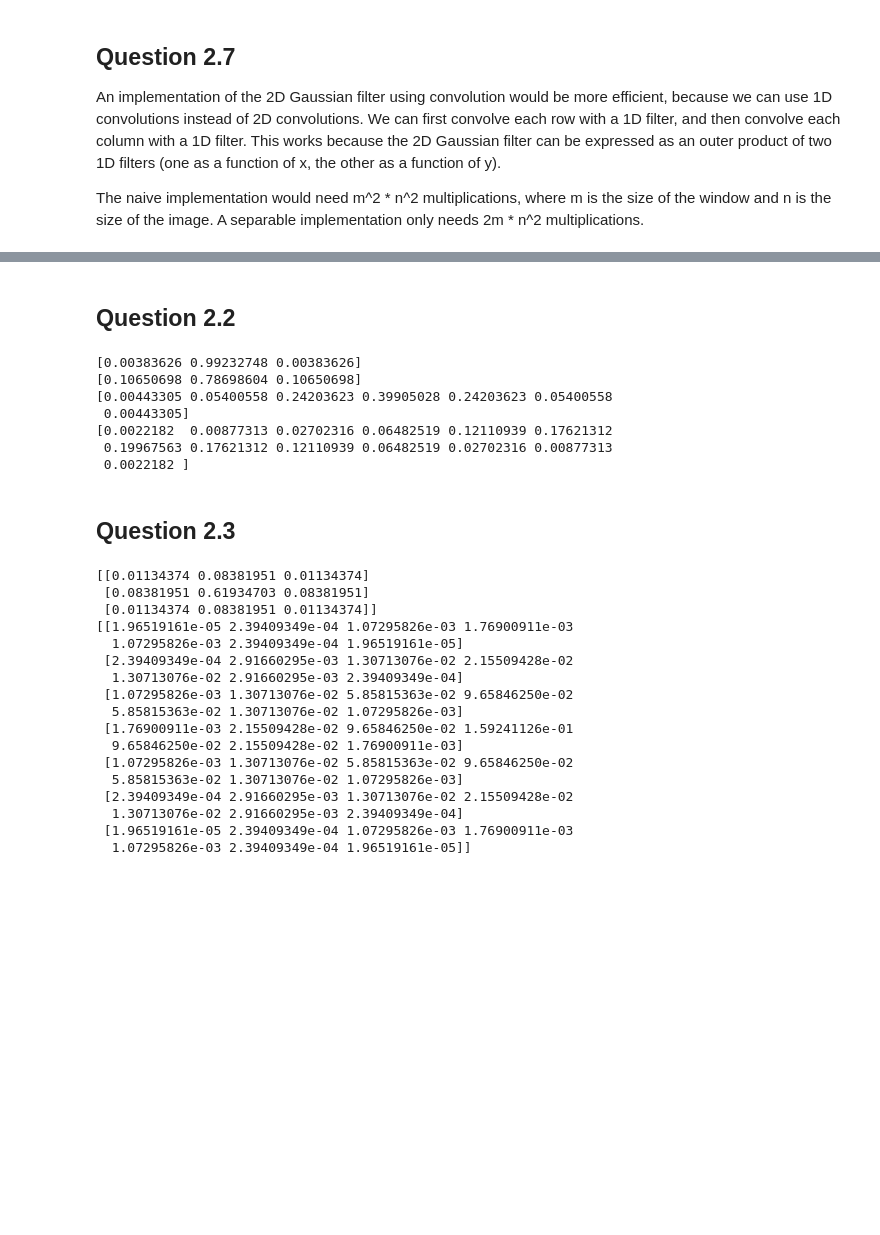
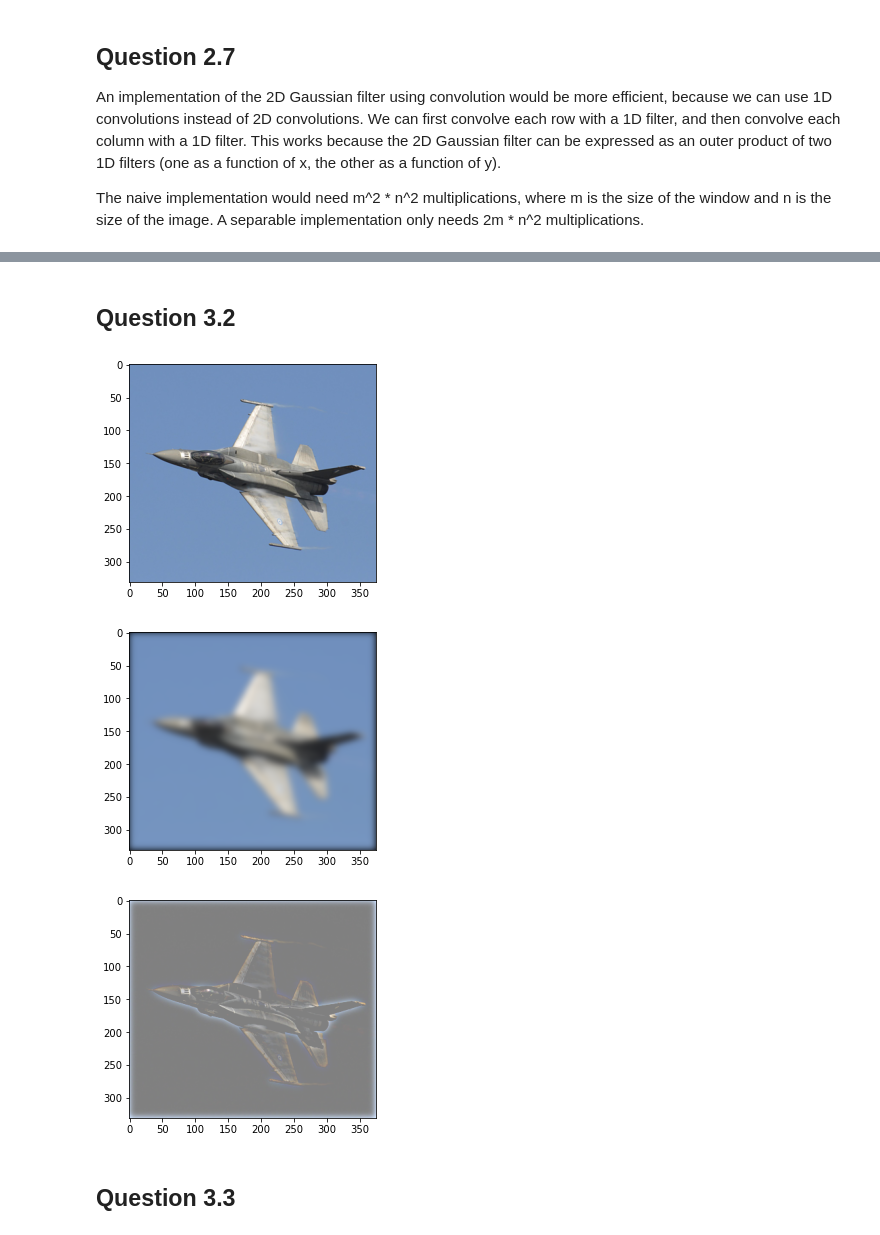
Before and after one commit to ricky-ma/CPSC425-Computer-Vision, a Jupyter notebook: A1/Assignment1.ipynb, the cells around one changed output, grey strips where cells are left out. Saved outputs shown, nothing was run; the diff lists cells and outputs as text; code cells hidden in the pictures; blank space fills up the shorter version.

```diff
--- a/A1/Assignment1.ipynb
+++ b/A1/Assignment1.ipynb
@@ -171,61 +217,21 @@ AssertionError: Dimension must be odd, dimension given is 4
 # %% [markdown]
-## Question 2.2
+## Question 3.2
-# %%
-def gauss1d(sigma):
-    # filter length is sigma*6 rounded up to the next odd int
-    filter_len = round(sigma * 6)
-    if filter_len % 2 == 0:
-        filter_len += 1
-
-    # create 1D array, where x is distance away from center
-    filter = np.arange(start=-np.floor(filter_len/2), stop=np.ceil(filter_len/2))
-
-    # pass array through gaussian density function
-    filter = np.exp(-filter**2 / (2*sigma**2))
-
-    # normalize and return
-    filter = filter/np.sum(filter)
-    return filter
-
-print(gauss1d(0.3))
-print(gauss1d(0.5))
-print(gauss1d(1))
-print(gauss1d(2))
-# %% [output]
-[0.00383626 0.99232748 0.00383626]
-[0.10650698 0.78698604 0.10650698]
-[0.00443305 0.05400558 0.24203623 0.39905028 0.24203623 0.05400558
- 0.00443305]
-[0.0022182  0.00877313 0.02702316 0.06482519 0.12110939 0.17621312
- 0.19967563 0.17621312 0.12110939 0.06482519 0.02702316 0.00877313
- 0.0022182 ]
+# %%
+im_b = cv2.imread("images/4b_plane.bmp")
+im_b = cv2.cvtColor(im_b, cv2.COLOR_BGR2RGB)
+plt.imshow(im_b)
+plt.show()
+
+low_freq_im_b = blur_color_img(im_b, sigma=5)
+plt.imshow(low_freq_im_b)
+plt.show()
+
+high_freq_im = np.clip(im_b - low_freq_im_b, 0, 255)
+plt.imshow(np.clip(high_freq_im + 128, 0, 255))
+plt.show()
+# %% [output]
+[figure, added]
+[figure, added]
+[figure, added]
 # %% [markdown]
-## Question 2.3
+## Question 3.3
-# %%
-def gauss2d(sigma):
-    # create 1D gaussian
-    filter1d = gauss1d(sigma)[:,np.newaxis]
-    # create 2D gaussian by convolution of 1D gaussian w/ its transpose
-    filter2d = signal.convolve2d(filter1d, filter1d.T)
-    return filter2d
-
-print(gauss2d(0.5))
-print(gauss2d(1))
-# %% [output]
-[[0.01134374 0.08381951 0.01134374]
- [0.08381951 0.61934703 0.08381951]
- [0.01134374 0.08381951 0.01134374]]
-[[1.96519161e-05 2.39409349e-04 1.07295826e-03 1.76900911e-03
-  1.07295826e-03 2.39409349e-04 1.96519161e-05]
- [2.39409349e-04 2.91660295e-03 1.30713076e-02 2.15509428e-02
-  1.30713076e-02 2.91660295e-03 2.39409349e-04]
- [1.07295826e-03 1.30713076e-02 5.85815363e-02 9.65846250e-02
-  5.85815363e-02 1.30713076e-02 1.07295826e-03]
- [1.76900911e-03 2.15509428e-02 9.65846250e-02 1.59241126e-01
-  9.65846250e-02 2.15509428e-02 1.76900911e-03]
- [1.07295826e-03 1.30713076e-02 5.85815363e-02 9.65846250e-02
-  5.85815363e-02 1.30713076e-02 1.07295826e-03]
- [2.39409349e-04 2.91660295e-03 1.30713076e-02 2.15509428e-02
-  1.30713076e-02 2.91660295e-03 2.39409349e-04]
- [1.96519161e-05 2.39409349e-04 1.07295826e-03 1.76900911e-03
-  1.07295826e-03 2.39409349e-04 1.96519161e-05]]
```
Also changed, not shown: parts of 25 cells of this notebook, 15 other files.
